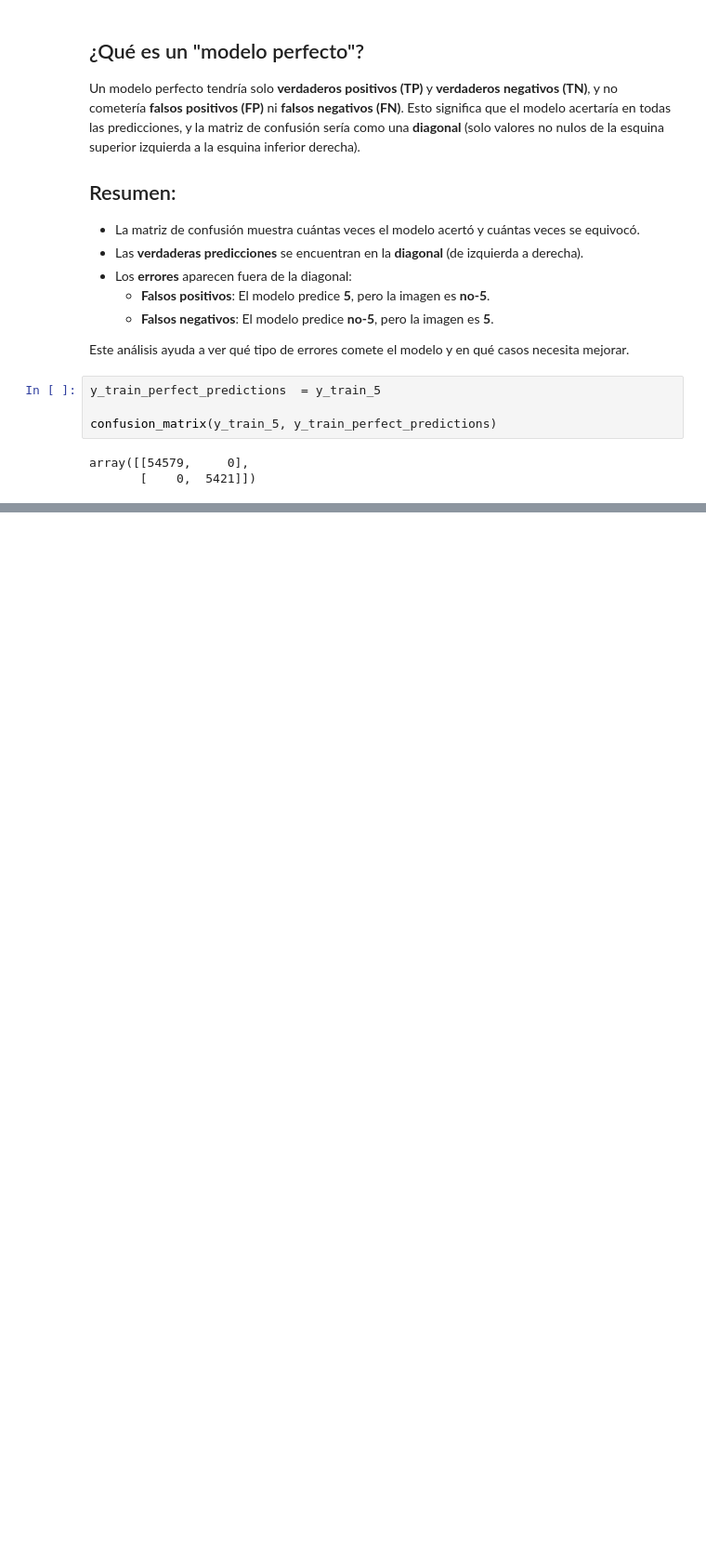
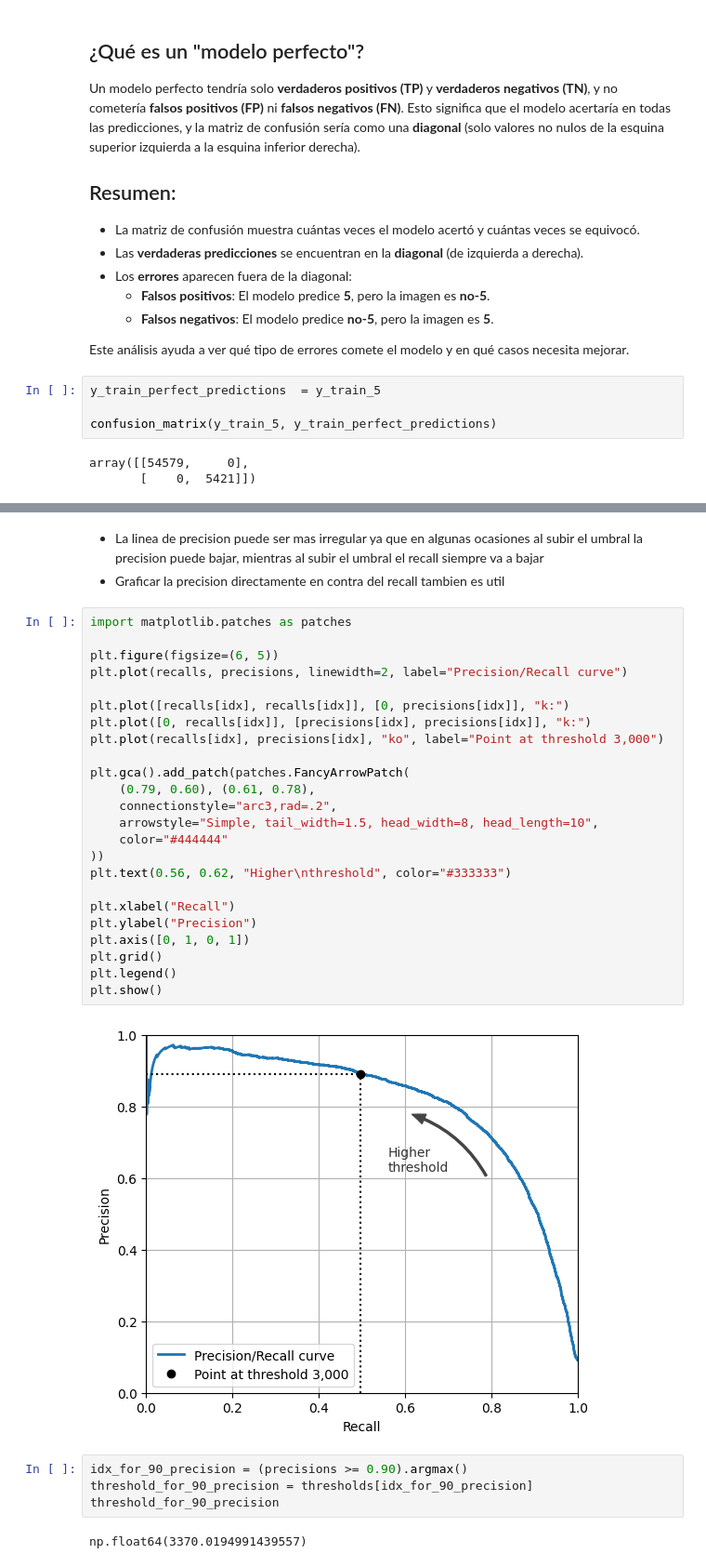
Before and after one commit to simon8889/ML-studying-notes, a Jupyter notebook: 03_classification.ipynb, the cells around one changed output, grey strips where cells are left out. Shown at 93% size. Drawn from its saved outputs; the diff is of its cells as text; blank space fills up the shorter version.

```diff
--- a/03_classification.ipynb
+++ b/03_classification.ipynb
@@ -316,0 +441,35 @@ Ambos son importantes, y a veces se busca un equilibrio entre ellos.
+# %% [markdown]
+- La linea de precision puede ser mas irregular ya que en algunas ocasiones al subir el umbral la precision puede bajar, mientras al subir el umbral el recall siempre va a bajar
+- Graficar la precision directamente en contra del recall tambien es util
+# %%
+import matplotlib.patches as patches
+
+plt.figure(figsize=(6, 5))
+plt.plot(recalls, precisions, linewidth=2, label="Precision/Recall curve")
+
+plt.plot([recalls[idx], recalls[idx]], [0, precisions[idx]], "k:")
+plt.plot([0, recalls[idx]], [precisions[idx], precisions[idx]], "k:")
+plt.plot(recalls[idx], precisions[idx], "ko", label="Point at threshold 3,000")
+
+plt.gca().add_patch(patches.FancyArrowPatch(
+	(0.79, 0.60), (0.61, 0.78),
+	connectionstyle="arc3,rad=.2",
+	arrowstyle="Simple, tail_width=1.5, head_width=8, head_length=10",
+	color="#444444"
+))
+plt.text(0.56, 0.62, "Higher\nthreshold", color="#333333")
+
+plt.xlabel("Recall")
+plt.ylabel("Precision")
+plt.axis([0, 1, 0, 1])
+plt.grid()
+plt.legend()
+plt.show()
+# %% [output]
+[figure, added]
+# %%
+idx_for_90_precision = (precisions >= 0.90).argmax()
+threshold_for_90_precision = thresholds[idx_for_90_precision]
+threshold_for_90_precision
+# %% [output]
+np.float64(3370.0194991439557)
```
Also changed, not shown: parts of 22 cells of this notebook.
